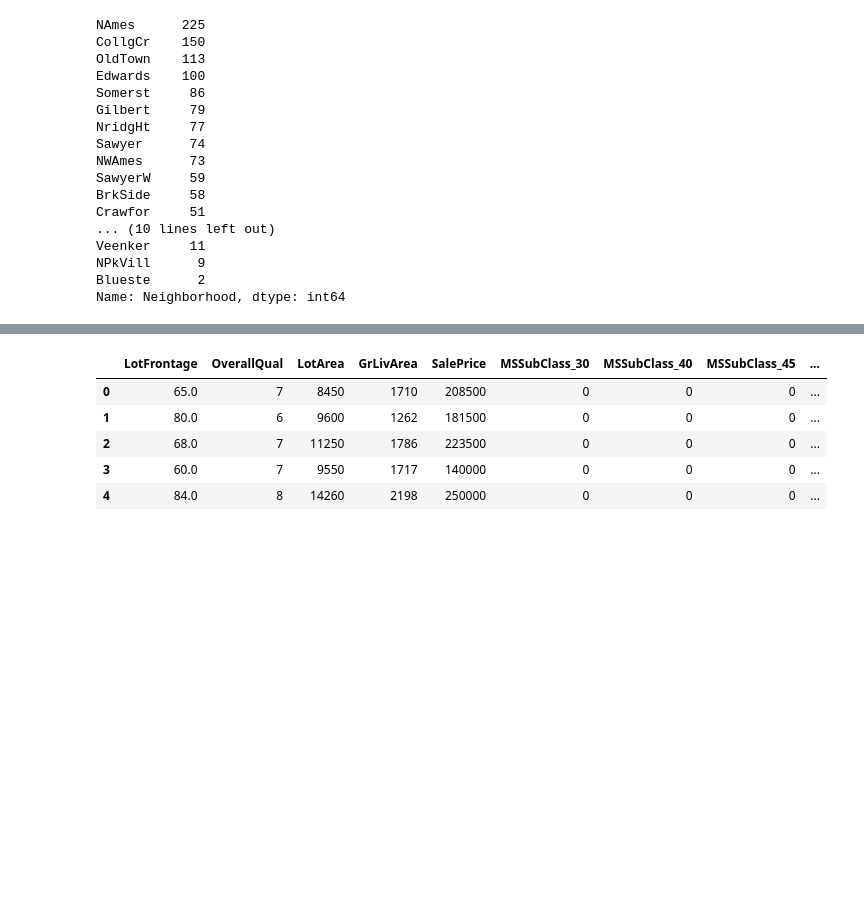
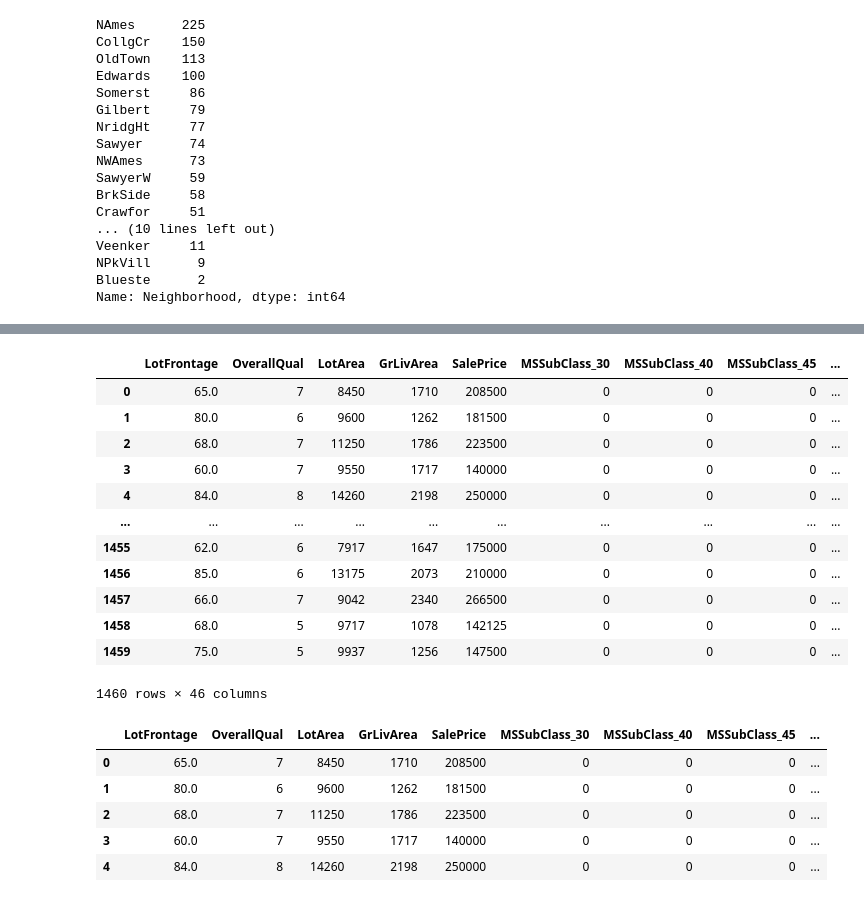
Before and after one commit to maeh98/gianniPastore, a Jupyter notebook: house.ipynb, the cells around one changed output, grey strips where cells are left out. Cells and saved outputs as stored; diff of their text form; code cells hidden in the pictures; blank space fills up the shorter version.

```diff
--- a/house.ipynb
+++ b/house.ipynb
@@ -186,7 +206,6 @@ Name: Neighborhood, dtype: int64
 # %%
-train_OHE = pd.get_dummies(train_small, columns=['MSSubClass', 'MasVnrType', 'Neighborhood'], drop_first=True)
-train_OHE['LotFrontage'].fillna(train_OHE['LotFrontage'].median, inplace=True)
+train_OHE['LotFrontage'].fillna(train_OHE['LotFrontage'].median(), inplace=True)
+train_OHE['LotFrontage'][index]
 #print([i for i in train_OHE.isna().sum() if i > 0])
-train_OHE.isna().sum().any()
-train_OHE[train_OHE.SalePrice.isin(['None', 'NA', np.nan])]
+#train_OHE.isna().sum().any()
 # %% [output]
@@ -195,3 +224,19 @@ train_OHE[train_OHE.SalePrice.isin(['None', 'NA', np.nan])]
+# %%
+train_OHE
+# %% [output]
+|  | LotFrontage | OverallQual | LotArea | GrLivArea | SalePrice | MSSubClass_30 | MSSubClass_40 | MSSubClass_45 | ... |
+| 0 | 65.0 | 7 | 8450 | 1710 | 208500 | 0 | 0 | 0 | ... |
+| 1 | 80.0 | 6 | 9600 | 1262 | 181500 | 0 | 0 | 0 | ... |
+| 2 | 68.0 | 7 | 11250 | 1786 | 223500 | 0 | 0 | 0 | ... |
+| 3 | 60.0 | 7 | 9550 | 1717 | 140000 | 0 | 0 | 0 | ... |
+| 4 | 84.0 | 8 | 14260 | 2198 | 250000 | 0 | 0 | 0 | ... |
+| ... | ... | ... | ... | ... | ... | ... | ... | ... | ... |
+| 1455 | 62.0 | 6 | 7917 | 1647 | 175000 | 0 | 0 | 0 | ... |
+| 1456 | 85.0 | 6 | 13175 | 2073 | 210000 | 0 | 0 | 0 | ... |
+| 1457 | 66.0 | 7 | 9042 | 2340 | 266500 | 0 | 0 | 0 | ... |
+| 1458 | 68.0 | 5 | 9717 | 1078 | 142125 | 0 | 0 | 0 | ... |
+| 1459 | 75.0 | 5 | 9937 | 1256 | 147500 | 0 | 0 | 0 | ... |
+1460 rows × 46 columns
 # %%
 train_OHE.head()
 # %% [output]
```
Also changed, not shown: parts of 23 cells of this notebook.
